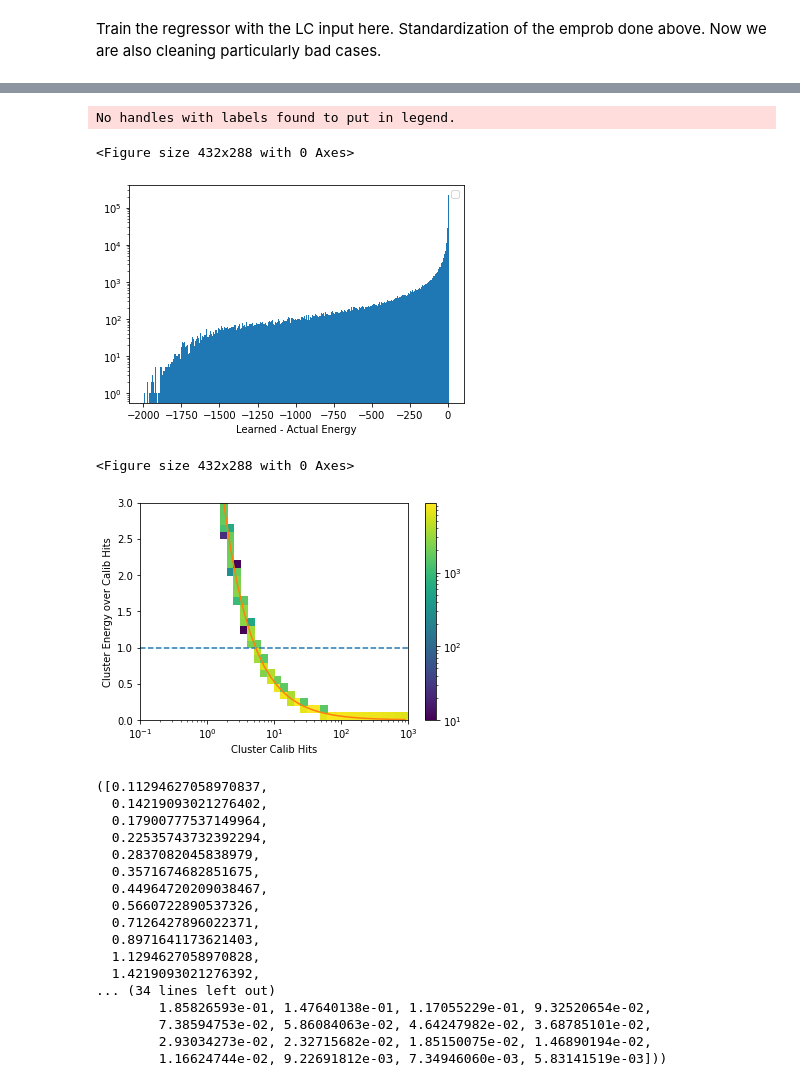
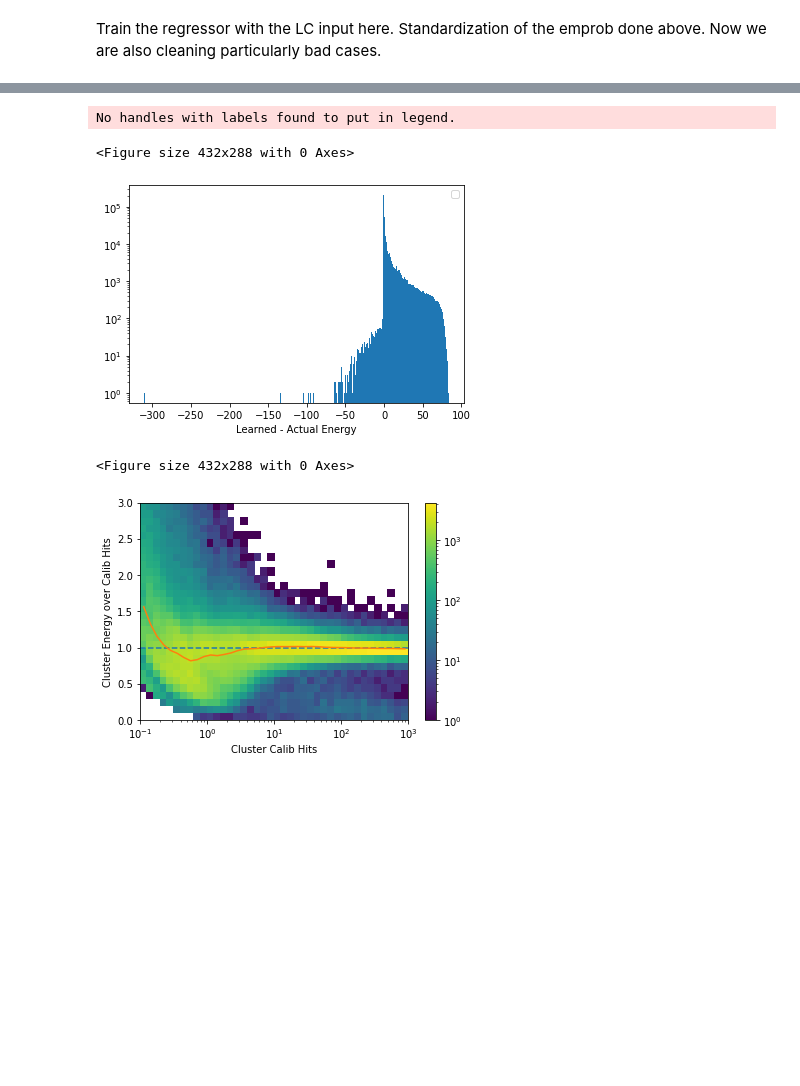
Before and after one commit to russbate42/UBCPionML, a Jupyter notebook: regression/TopClusterRegressionRewrite.ipynb, the cells around one changed output, grey strips where cells are left out. Saved outputs shown, nothing was run; the diff lists cells and outputs as text; code cells hidden in the pictures; blank space fills up the shorter version.

Commit message:
A working regression with LC as an input

```diff
--- a/regression/TopClusterRegressionRewrite.ipynb
+++ b/regression/TopClusterRegressionRewrite.ipynb
@@ -523,0 +477,12 @@ standardized_energy_lc = standardized_energy_l[~np.isinf(emprob_l)]
+# %%
+#maninpulate and clean the EM probability. take 0 to epsilon.
+
+emprob = pp['cluster_EM_PROBABILITY']
+emprob_l = np.log(emprob)
+#emprob_lc = emprob_l[~np.isinf(emprob_l)] This is not needed: let's replace 0 with an epsilon instead
+eps = 0.000000000000000001
+eps_len = len(np.where(emprob < eps)[0])
+emprob_c = np.where(emprob<eps, eps, emprob)
+emprob_lc = np.log(emprob_c)
+bad = emprob_lc[np.isinf(emprob_lc)]
+print(len(bad)) # this should be 0!
@@ -543,9 +510,9 @@ No handles with labels found to put in legend.
 # %% [markdown]
 Train the regressor with the LC input here. Standardization of the emprob done above. Now we are also cleaning particularly bad cases.
 # %%
-input_wlc = np.column_stack((standardized_energy_lc,standardized_emprob_lc))
-standardized_calib_lc = standardized_calib_l[~np.isinf(emprob_l)]
+input_wlc = np.column_stack((standardized_energy_l,standardized_emprob_lc))
+# standardized_calib_lc = standardized_calib_l[~np.isinf(emprob_l)]
 # %%
-history_baseline_wlc = regressor_wlc.fit(input_wlc, standardized_calib_lc)
+history_baseline_wlc = regressor_wlc.fit(input_wlc, standardized_calib_l)
 # %% [output]
 Epoch 1/100
@@ -568,3 +535,3 @@ Epoch 100/100
 # %%
-predict_base_wlc_pp = np.exp(scalar_cal.inverse_transform(regressor.predict(input_wlc)))
+predict_base_wlc_pp = np.exp(scalar_cal.inverse_transform(regressor_wlc.predict(input_wlc)))
 # %% [output]
@@ -574,7 +541,7 @@ n_bins = 500
 plt.cla(); plt.clf()
 fig = plt.figure()
 fig.patch.set_facecolor('white')
-plt.hist(predict_base_wlc_pp-energy_pp[~np.isinf(emprob_l)],bins = n_bins)
+plt.hist(predict_base_wlc_pp-energy_pp,bins = n_bins)
 plt.yscale('log')
 plt.xlabel('Learned - Actual Energy')
 plt.legend()
@@ -582,28 +549,11 @@ plt.show()
 # %% [output]
 No handles with labels found to put in legend.
 <Figure size 432x288 with 0 Axes>
-[figure, old version]
+[figure, new version]
 # %%
-ru.responsePlot(pp['cluster_ENG_CALIB_TOT'][~np.isinf(emprob_l)], predict_base_wlc_pp/pp['cluster_ENG_CALIB_TOT'][~np.isinf(emprob_l)],
+xcenter, medRegwLC = ru.responsePlot(pp['cluster_ENG_CALIB_TOT'], predict_base_wlc_pp/pp['cluster_ENG_CALIB_TOT'],
                  plotpath+'hist_2D_calib_vs_baselinereg_wlc_ratio_pp_profile',
                  'median')
 # %% [output]
 <Figure size 432x288 with 0 Axes>
-[figure, old version]
+[figure, new version]
-([0.11294627058970837,
-  0.14219093021276402,
-  0.17900777537149964,
-  0.22535743732392294,
-  0.2837082045838979,
-  0.3571674682851675,
-  0.44964720209038467,
-  0.5660722890537326,
-  0.7126427896022371,
-  0.8971641173621403,
-  1.1294627058970828,
-  1.4219093021276392,
-... (34 lines left out)
-        1.85826593e-01, 1.47640138e-01, 1.17055229e-01, 9.32520654e-02,
-        7.38594753e-02, 5.86084063e-02, 4.64247982e-02, 3.68785101e-02,
-        2.93034273e-02, 2.32715682e-02, 1.85150075e-02, 1.46890194e-02,
-        1.16624744e-02, 9.22691812e-03, 7.34946060e-03, 5.83141519e-03]))
```
Also changed, not shown: parts of 23 cells of this notebook.
